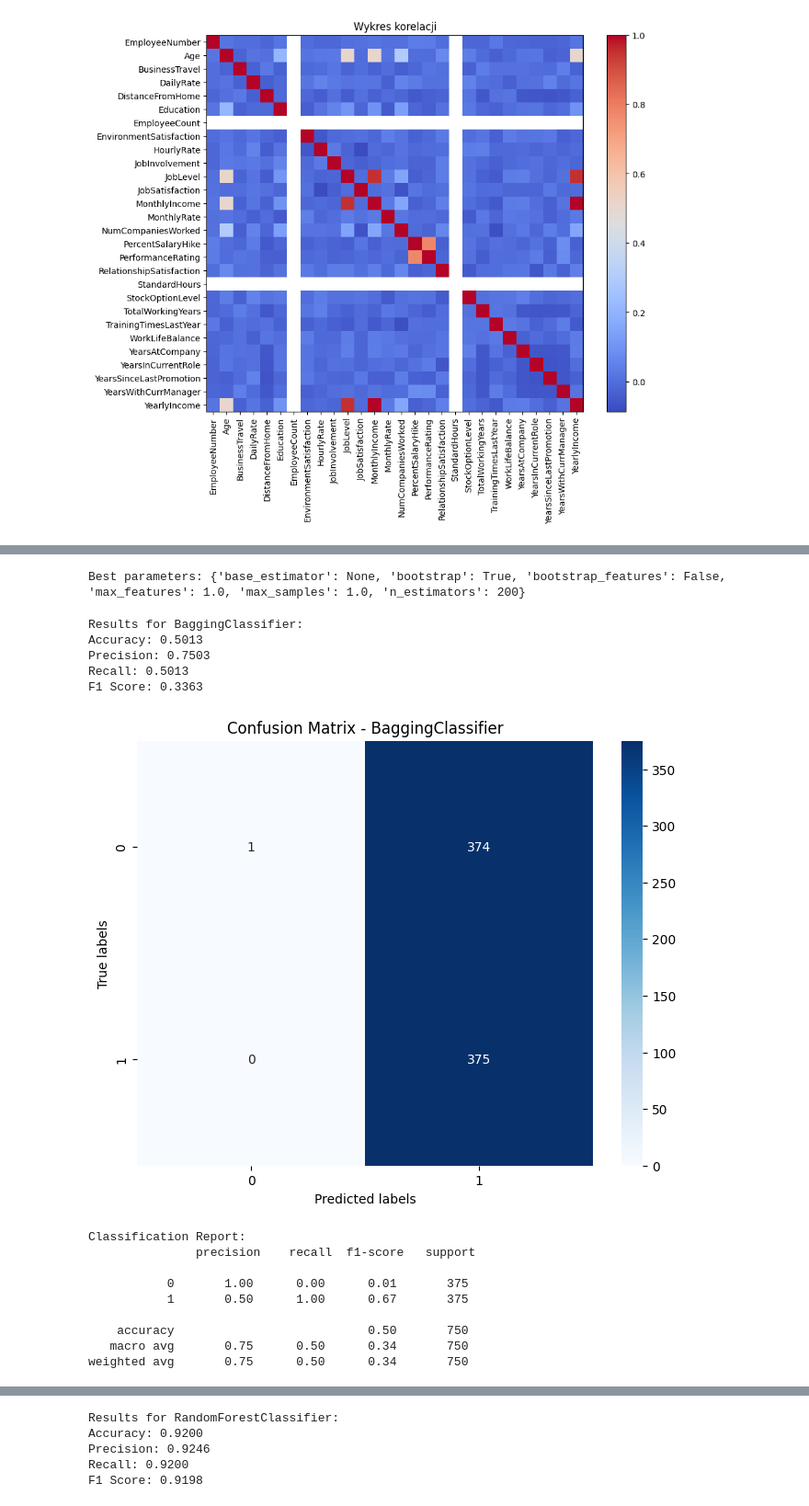
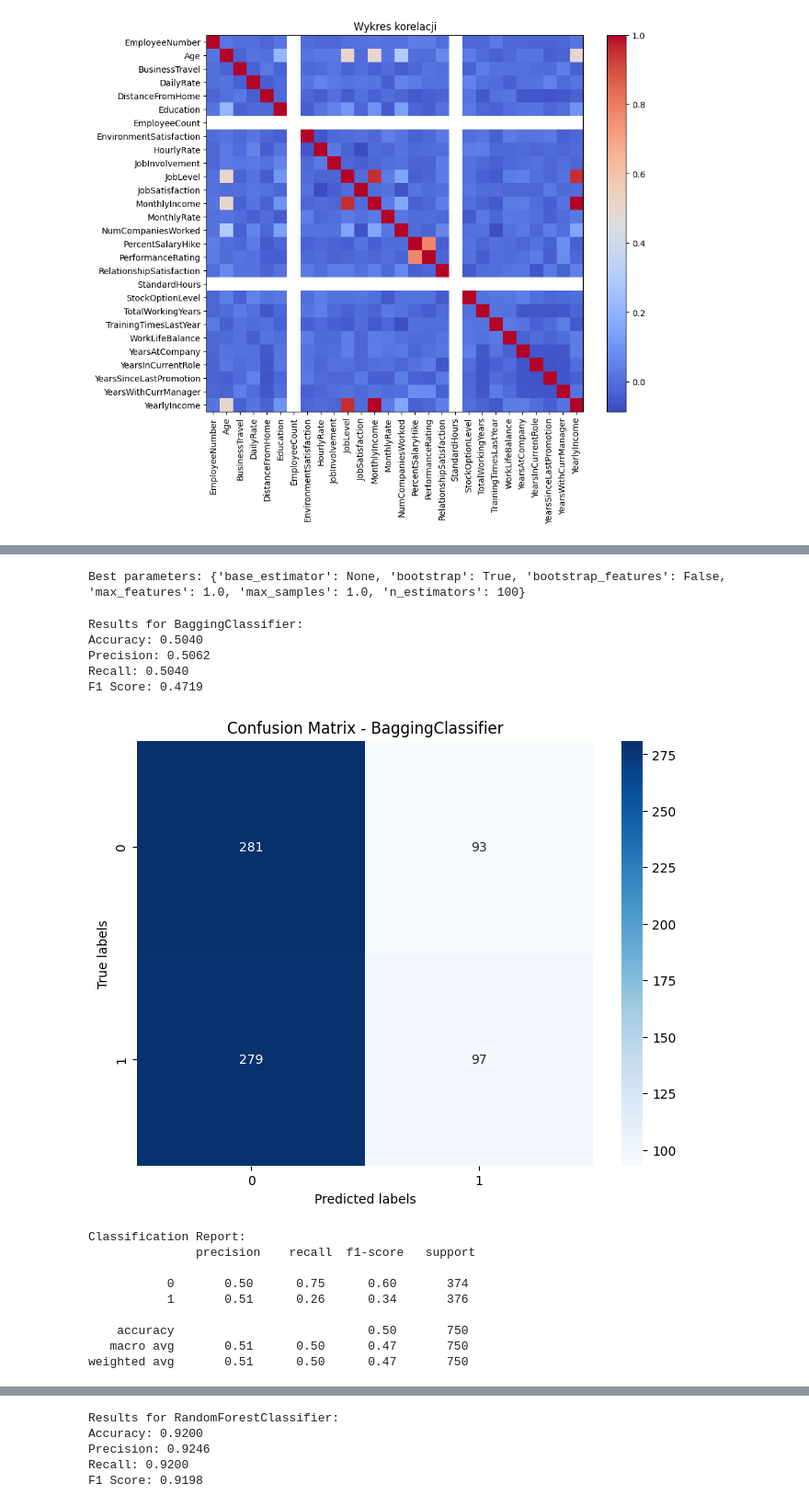
Before and after one commit to PawelPolejowski/nowerepozytorium, a Jupyter notebook: Projekt_klasyfikacje.ipynb, the cells around one changed output, grey strips where cells are left out. Shown: that part at 92% size. Saved outputs shown, nothing was run; the diff lists cells and outputs as text; code cells hidden in the pictures.

```diff
--- a/Projekt_klasyfikacje.ipynb
+++ b/Projekt_klasyfikacje.ipynb
@@ -125,6 +125,7 @@ merged_attrition_df = pd.merge(merged_df, attrition, on="EmployeeNumber")
 
 # Usunięcie kolumn 'Department', 'EducationField' i 'Attrition_x'
 merged_attrition_df = merged_attrition_df.drop(['Department', 'EducationField', 'Attrition_x', 'Gender', 'JobRole', 'MaritalStatus', 'Over18', 'OverTime'], axis=1)
-
+merged_attrition_df.set_index("EmployeeNumber", inplace=True)
+merged_attrition_df.sort_index(inplace=True)
 merged_attrition_df
 # %% [output]
@@ -399,9 +417,9 @@ from sklearn.metrics import confusion_matrix, classification_report
 
 # Create a DecisionTreeClassifier with specified parameters
 CNB = DecisionTreeClassifier(random_state=0,
-                             criterion='entropy',
+                             criterion='log_loss',
                              splitter='best',
-                             max_depth=4,
+                             max_depth=7,
                              max_features='auto'
                              )
 
@@ -452,7 +470,7 @@ from sklearn.ensemble import BaggingClassifier
 from sklearn.model_selection import GridSearchCV
 
 # Generate synthetic dataset
-X_train, y_train = make_classification(n_samples=1000, n_features=28, n_informative=2,
+X_train, y_train = make_classification(n_samples=1000, n_features=27, n_informative=2,
                                        n_redundant=0, random_state=0, shuffle=False)
 
 # Create a BaggingClassifier instance
@@ -477,7 +495,7 @@ searcher.fit(X_train, y_train)
 # Print the best parameters found by GridSearchCV
 print("Best parameters:", searcher.best_params_)
 # %% [output]
-Best parameters: {'base_estimator': None, 'bootstrap': True, 'bootstrap_features': False, 'max_features': 1.0, 'max_samples': 1.0, 'n_estimators': 200}
+Best parameters: {'base_estimator': None, 'bootstrap': True, 'bootstrap_features': False, 'max_features': 1.0, 'max_samples': 1.0, 'n_estimators': 100}
 # %%
 import pandas as pd
 import matplotlib.pyplot as plt
@@ -489,7 +507,7 @@ from sklearn.model_selection import train_test_split
 
 
 # Create a BaggingClassifier instance
-bagging = BaggingClassifier(base_estimator= None, bootstrap= True, bootstrap_features= False, max_features= 1.0, max_samples= 1.0, n_estimators= 200)
+bagging = BaggingClassifier(base_estimator= None, bootstrap= True, bootstrap_features= False, max_features= 1.0, max_samples= 1.0, n_estimators= 100)
 
 # Fit the model to the training data
 bagging.fit(X_train, y_train)
@@ -505,47 +523,47 @@ def calculate_metrics(true_labels, predicted_labels):
     f1 = f1_score(true_labels, predicted_labels, average='weighted')
     return accuracy, precision, recall, f1
 
 # Define the print_results function
 def print_results(metrics, classifier_name):
     accuracy, precision, recall, f1 = metrics
     print(f"Results for {classifier_name}:")
     print(f"Accuracy: {accuracy:.4f}")
     print(f"Precision: {precision:.4f}")
     print(f"Recall: {recall:.4f}")
     print(f"F1 Score: {f1:.4f}")
 
 # Calculate and print the metrics
 metrics = calculate_metrics(y_test, pred)
 print_results(metrics, 'BaggingClassifier')
 
 # Plot the confusion matrix
 cm = confusion_matrix(y_test, pred)
 plt.figure(figsize=(8, 6))
 sns.heatmap(cm, annot=True, cmap='Blues', fmt='d')
 plt.xlabel('Predicted labels')
 plt.ylabel('True labels')
 plt.title('Confusion Matrix - BaggingClassifier')
 plt.show()
 
 # Plot the classification report
 report = classification_report(y_test, pred)
 print("Classification Report:\n", report)
 # %% [output]
 Results for BaggingClassifier:
-Accuracy: 0.5013
-Precision: 0.7503
-Recall: 0.5013
-F1 Score: 0.3363
+Accuracy: 0.5040
+Precision: 0.5062
+Recall: 0.5040
+F1 Score: 0.4719
-[figure, old version]
+[figure, new version]
 Classification Report:
                precision    recall  f1-score   support
 
-           0       1.00      0.00      0.01       375
-           1       0.50      1.00      0.67       375
+           0       0.50      0.75      0.60       374
+           1       0.51      0.26      0.34       376
 
     accuracy                           0.50       750
-   macro avg       0.75      0.50      0.34       750
-weighted avg       0.75      0.50      0.34       750
+   macro avg       0.51      0.50      0.47       750
+weighted avg       0.51      0.50      0.47       750
 # %%
 from sklearn.datasets import make_classification
 from sklearn.ensemble import RandomForestClassifier
```
Also changed, not shown: parts of 13 cells of this notebook.
